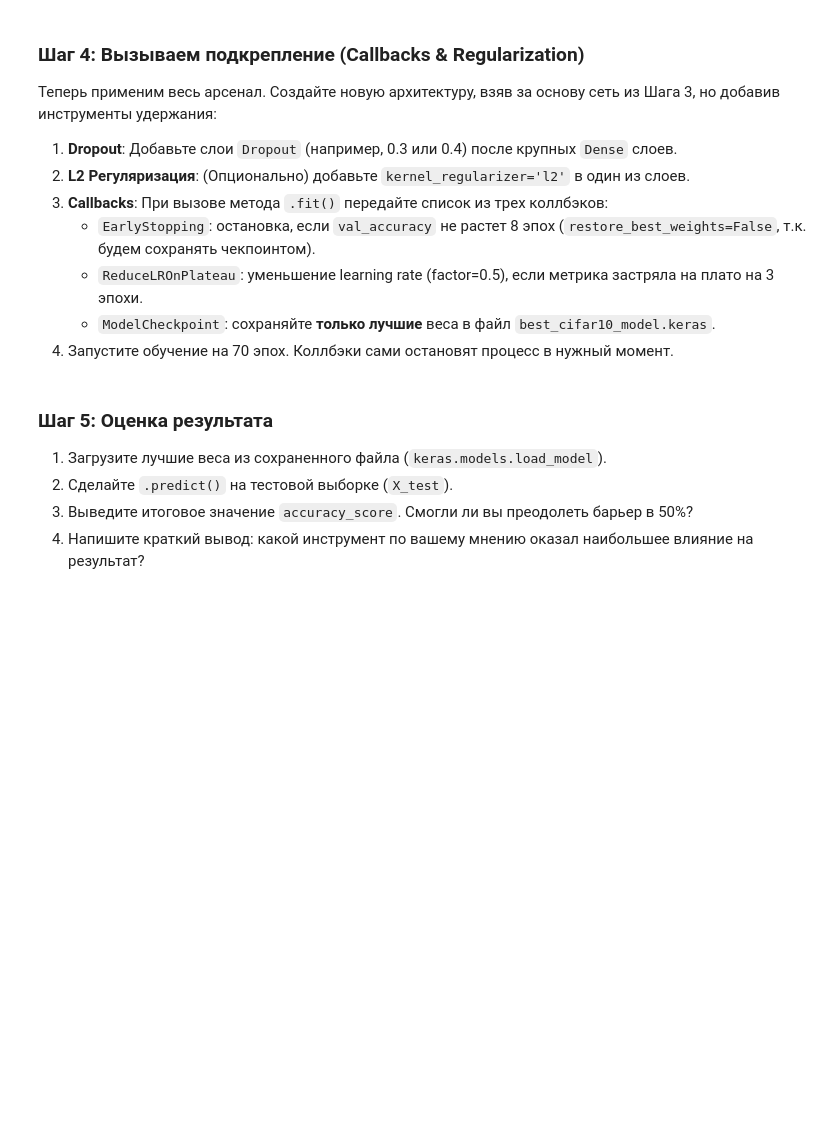
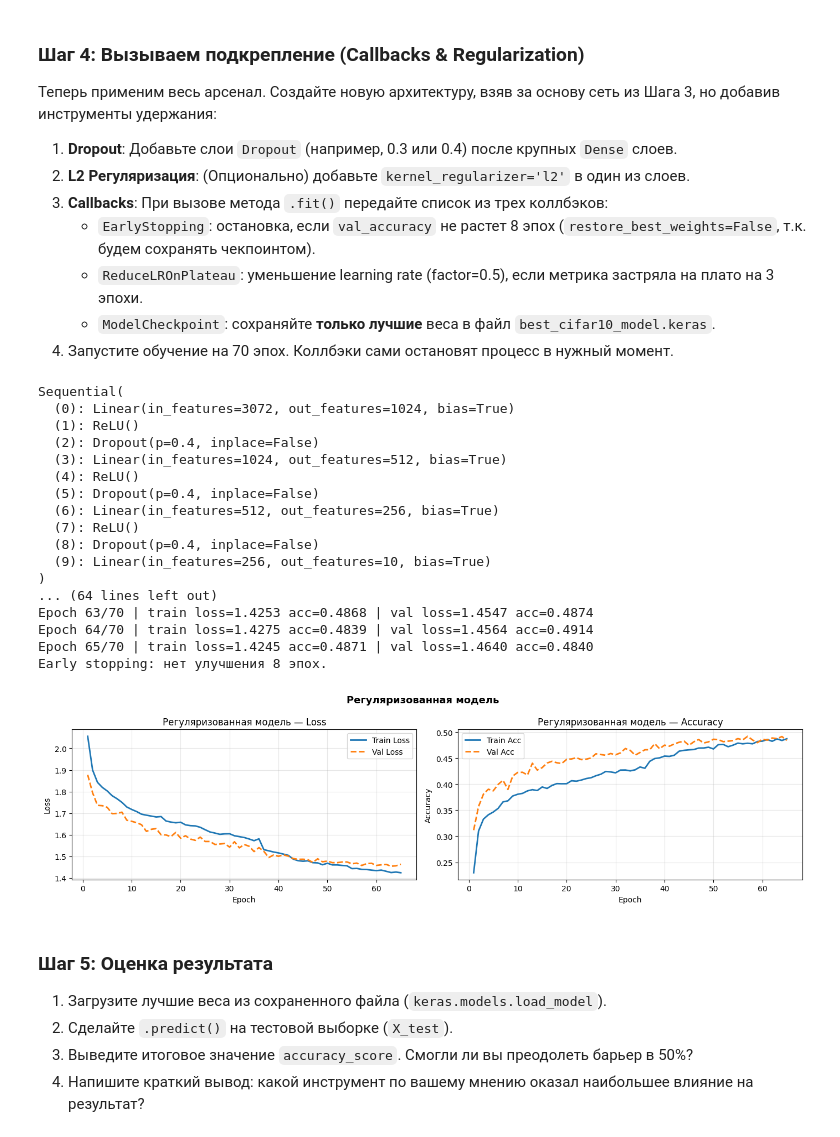
Before and after one commit to FEDOROV-ALEXANDER/ML_Statistics_ITMO, a Jupyter notebook: practice/2 семестр/Практика 4_ MLP/Практика 4_ MLP/4. Inclass_Laboratory_Students.ipynb, the cells around one changed output. Drawn from its saved outputs; the diff is of its cells as text; code cells hidden in the pictures; blank space fills up the shorter version.

```diff
--- a/practice/2 семестр/Практика 4_ MLP/Практика 4_ MLP/4. Inclass_Laboratory_Students.ipynb
+++ b/practice/2 семестр/Практика 4_ MLP/Практика 4_ MLP/4. Inclass_Laboratory_Students.ipynb
@@ -73,3 +343,65 @@ def plot_history(history, title):
+# %%
+# ════════════════════════════════════════════════════════════════════════════
+# Шаг 4: Та же архитектура + Dropout 0.4 + AdamW weight_decay (L2) + callbacks
+# ════════════════════════════════════════════════════════════════════════════
+
+CHECKPOINT_PATH = "best_cifar10_model.pt"
+
+model_reg = nn.Sequential(
+    nn.Linear(3072, 1024), nn.ReLU(), nn.Dropout(0.4),
+    nn.Linear(1024, 512),  nn.ReLU(), nn.Dropout(0.4),
+    nn.Linear(512, 256),   nn.ReLU(), nn.Dropout(0.4),
+    nn.Linear(256, 10),
+)
+model_reg.to(DEVICE)
+print(model_reg)
+
+optimizer_reg = torch.optim.AdamW(
+    model_reg.parameters(),
+    lr=1e-3,
+    weight_decay=1e-4,
+)
+
+scheduler_reg = torch.optim.lr_scheduler.ReduceLROnPlateau(
+    optimizer_reg,
+    mode="max",
+    factor=0.5,
+    patience=3,
+    min_lr=1e-6,
+)
+
+print("\n── Обучение с регуляризацией и callbacks (до 70 эпох) ──")
+history_reg = run_training(
+    model_reg,
+    train_loader,
+    val_loader,
+    optimizer_reg,
+    epochs=70,
+    scheduler=scheduler_reg,
+    early_stop_patience=8,
+    checkpoint_path=CHECKPOINT_PATH,
+)
+
+plot_training_curves(history_reg, "Регуляризованная модель")
+# %% [output]
+Sequential(
+  (0): Linear(in_features=3072, out_features=1024, bias=True)
+  (1): ReLU()
+  (2): Dropout(p=0.4, inplace=False)
+  (3): Linear(in_features=1024, out_features=512, bias=True)
+  (4): ReLU()
+  (5): Dropout(p=0.4, inplace=False)
+  (6): Linear(in_features=512, out_features=256, bias=True)
+  (7): ReLU()
+  (8): Dropout(p=0.4, inplace=False)
+  (9): Linear(in_features=256, out_features=10, bias=True)
+)
+... (64 lines left out)
+Epoch 63/70 | train loss=1.4253 acc=0.4868 | val loss=1.4547 acc=0.4874
+Epoch 64/70 | train loss=1.4275 acc=0.4839 | val loss=1.4564 acc=0.4914
+Epoch 65/70 | train loss=1.4245 acc=0.4871 | val loss=1.4640 acc=0.4840
+Early stopping: нет улучшения 8 эпох.
+[figure, added]
 # %% [markdown]
 ### Шаг 5: Оценка результата
 1. Загрузите лучшие веса из сохраненного файла (`keras.models.load_model`).
```
Also changed, not shown: parts of 12 cells of this notebook, 21 other files.
